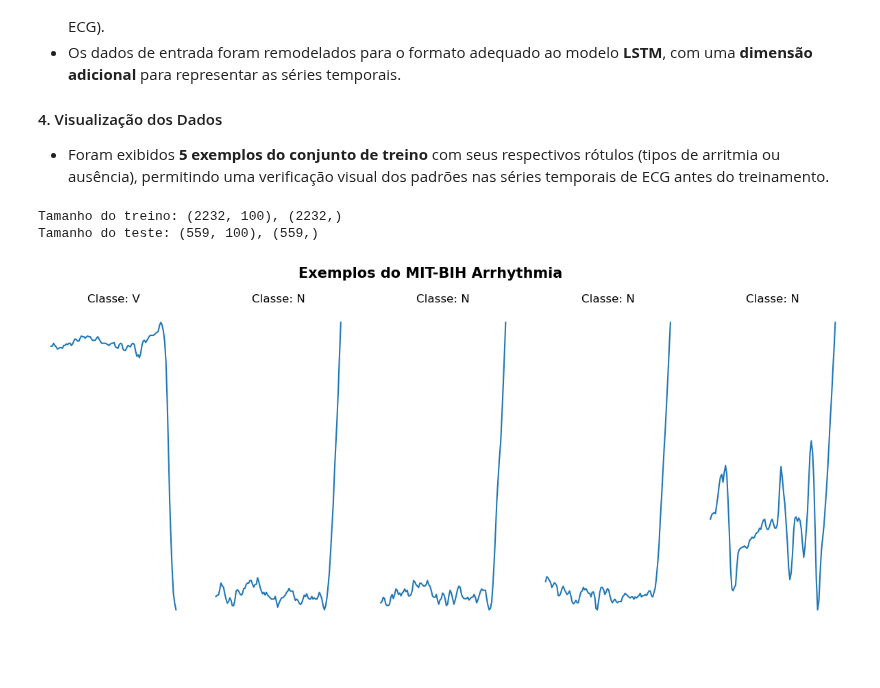
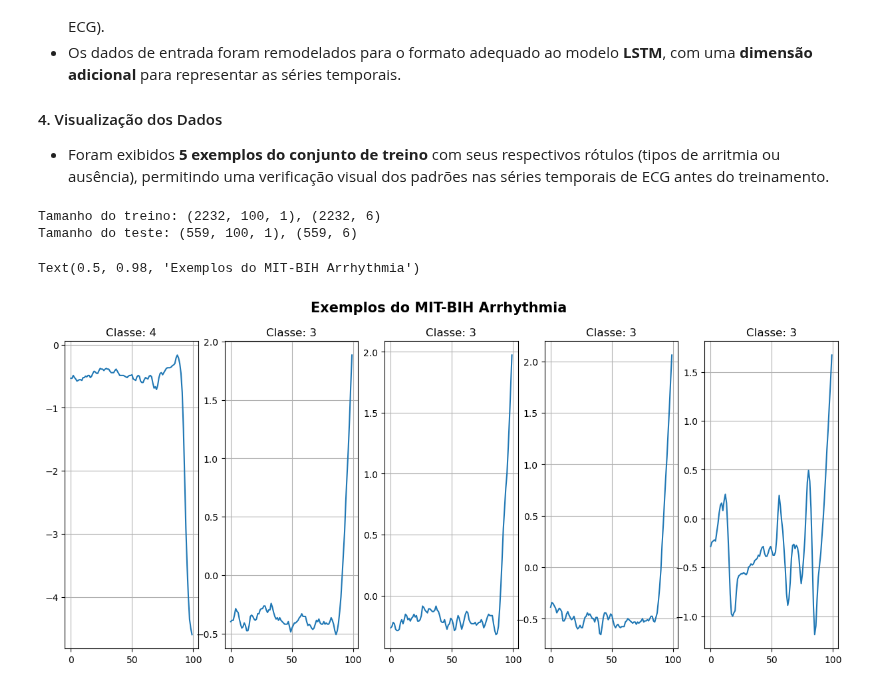
Before and after one commit to guipereira2/Projetos_RedesNeurais, a Jupyter notebook: Projeto 4 - Redes Recorrentes/Projeto4.ipynb, the cells around one changed output. Cells and saved outputs as stored; diff of their text form; code cells hidden in the pictures; blank space fills up the shorter version.

```diff
--- a/Projeto 4 - Redes Recorrentes/Projeto4.ipynb
+++ b/Projeto 4 - Redes Recorrentes/Projeto4.ipynb
@@ -40,54 +41,68 @@ import matplotlib.pyplot as plt
 - Foram exibidos **5 exemplos do conjunto de treino** com seus respectivos rótulos (tipos de arritmia ou ausência), permitindo uma verificação visual dos padrões nas séries temporais de ECG antes do treinamento.
 # %%
 # Definir o caminho da pasta do dataset
-DATASET_PATH = "./mit-bih-arrhythmia-database-1.0.0"
+caminho_dados = "./mit-bih-arrhythmia-database-1.0.0"
 
-# Listar arquivos de registros disponíveis
-records = [f.split(".")[0] for f in os.listdir(DATASET_PATH) if f.endswith(".dat")]
+# Listar arquivos
+ecg = [f.split(".")[0] for f in os.listdir(caminho_dados) if f.endswith(".dat")]
 
 # Definir uma amostra de registros para processamento
-selected_record = records[0]  # Usaremos o primeiro como exemplo
+ecg_escolhido = ecg[0]  # Usaremos o primeiro como exemplo
 
 # Carregar os sinais e anotações
-record = wfdb.rdrecord(os.path.join(DATASET_PATH, selected_record))
-annotation = wfdb.rdann(os.path.join(DATASET_PATH, selected_record), "atr")
+sinais = wfdb.rdrecord(os.path.join(caminho_dados, ecg_escolhido))
+anotacoes = wfdb.rdann(os.path.join(caminho_dados, ecg_escolhido), "atr")
 
 # Extrair sinais e rótulos
-signals = record.p_signal  # Sinais de ECG (duas derivações)
-labels = annotation.sample  # Posições dos batimentos
-classes = annotation.symbol  # Tipos de batimentos
+sinais = sinais.p_signal  # Sinais de ECG (duas derivações)
+rotulos = anotacoes.sample  # Posições dos batimentos
+classes = anotacoes.symbol  # Tipos de batimentos
 
 # Normalizar os sinais para intervalo [-1, 1]
-signals = (signals - np.mean(signals)) / np.std(signals)
+sinais = (sinais - np.mean(sinais)) / np.std(sinais)
 
 # Criar janelas de entrada para o modelo
-window_size = 100  # Tamanho da janela
+janela = 100  # Tamanho da janela
 X, y = [], []
-for i in range(len(labels)):
-    if labels[i] >= window_size:
-        X.append(signals[labels[i] - window_size: labels[i], 0])
+for i in range(len(rotulos)):
+    if rotulos[i] >= janela:
+        X.append(sinais[rotulos[i] - janela: rotulos[i], 0])
         y.append(classes[i])
 
 X = np.array(X)
 y = np.array(y)
 
+# Converter rótulos para valores numéricos
+classes_unicas = sorted(set(y))
+mapeamento_classes = {classe: i for i, classe in enumerate(classes_unicas)}
+
+# Aplicar a transformação nos rótulos
+y_numerico = np.array([mapeamento_classes[i] for i in y])
+
+# Converter rótulos para formato categórico (one-hot encoding)
+y_categorico = to_categorical(y_numerico, num_classes=len(classes_unicas))
+
 # Separar treino e teste
-X_treino, X_teste, y_treino, y_teste = train_test_split(X, y, test_size=0.2, random_state=42)
+X_treino, X_teste, y_treino, y_teste = train_test_split(X, y_categorico, test_size=0.2, random_state=42)
+
+# Ajustar formato da entrada para o modelo LSTM (adicionar dimensão extra)
+X_treino = np.expand_dims(X_treino, axis=-1)
+X_teste = np.expand_dims(X_teste, axis=-1)
 
 # Exibir os tamanhos dos conjuntos
 print(f"Tamanho do treino: {X_treino.shape}, {y_treino.shape}")
 print(f"Tamanho do teste: {X_teste.shape}, {y_teste.shape}")
 
 # Visualizar algumas amostras
 plt.figure(figsize=(15, 6))
 for i in range(5):
     plt.subplot(1, 5, i + 1)
     plt.plot(X_treino[i])
-    plt.title(f"Classe: {y_treino[i]}")
-    plt.axis('off')
+    plt.title(f"Classe: {np.argmax(y_treino[i])}")  # Exibir a classe original
+    plt.grid()
 plt.suptitle("Exemplos do MIT-BIH Arrhythmia", fontsize=15, fontweight='bold')
-plt.show()
 # %% [output]
-Tamanho do treino: (2232, 100), (2232,)
-Tamanho do teste: (559, 100), (559,)
+Tamanho do treino: (2232, 100, 1), (2232, 6)
+Tamanho do teste: (559, 100, 1), (559, 6)
+Text(0.5, 0.98, 'Exemplos do MIT-BIH Arrhythmia')
-[figure, old version]
+[figure, new version]
```
Also changed, not shown: parts of 37 cells of this notebook, 2 other files.
